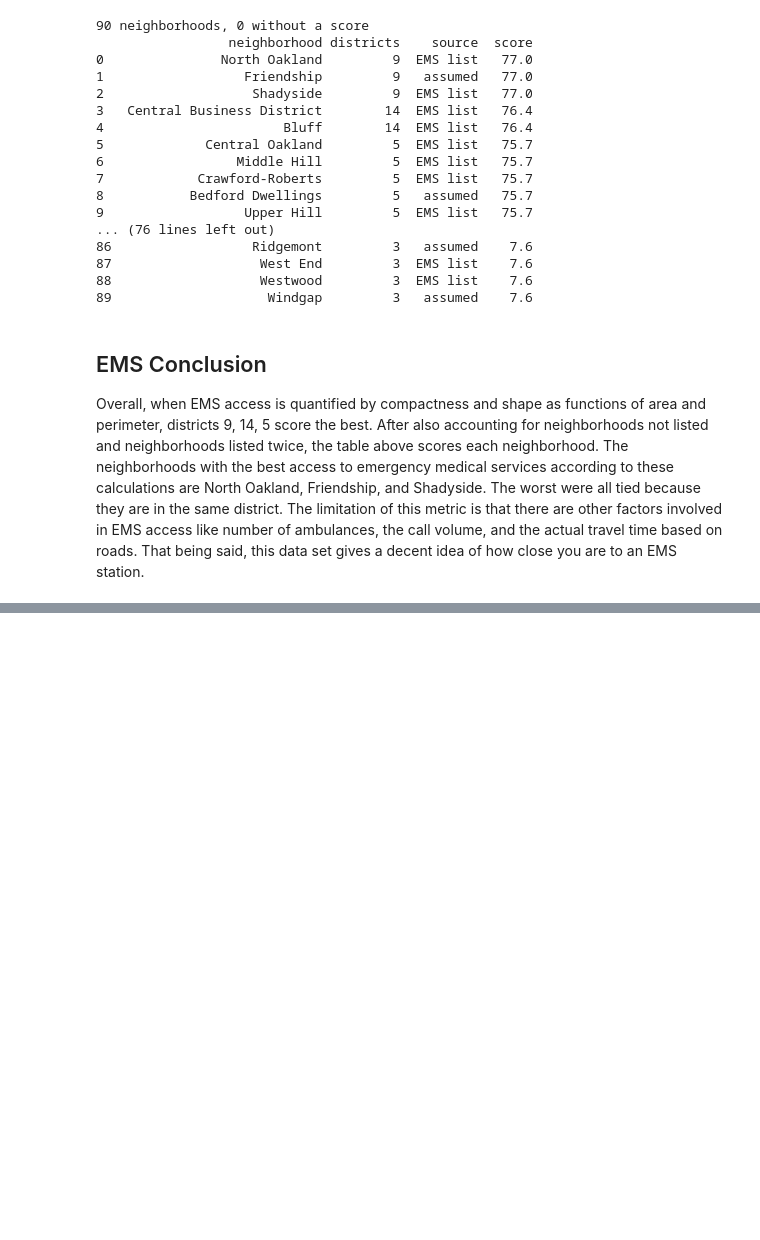
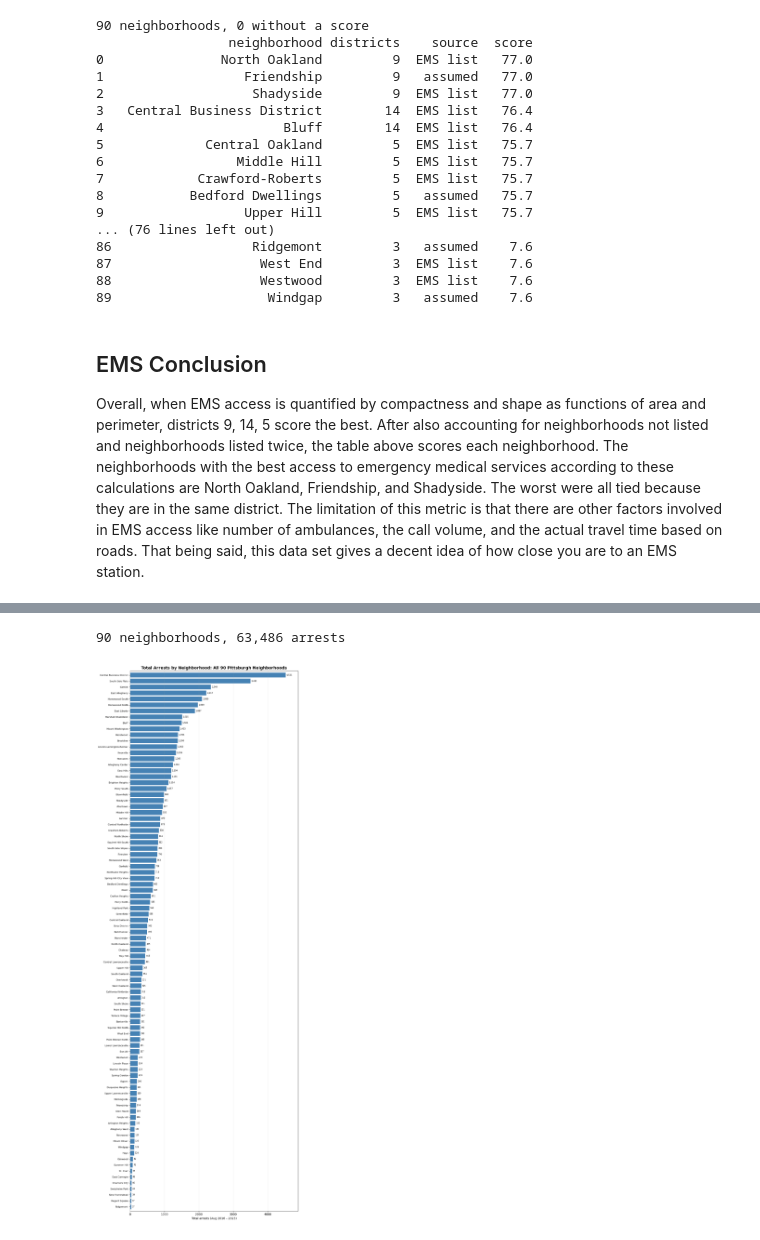
Before and after one commit to nathanPozzuto/Best_PGH_Neighborhood_26, a Jupyter notebook: Combined_Presentation.ipynb, the cells around one changed output, grey strips where cells are left out. Saved outputs shown, nothing was run; the diff lists cells and outputs as text; code cells hidden in the pictures; blank space fills up the shorter version.

```diff
--- a/Combined_Presentation.ipynb
+++ b/Combined_Presentation.ipynb
@@ -222,0 +227,51 @@ Overall, when EMS access is quantified by compactness and shape as functions of
+# %%
+import numpy as np
+import pandas as pd
+import matplotlib.pyplot as plt
+
+CSV_PATH = "Crime_Arrests.csv"
+
+# Load & clean
+df = pd.read_csv(CSV_PATH, encoding="utf-8-sig")
+df["ARRESTTIME"] = pd.to_datetime(df["ARRESTTIME"], errors="coerce")
+df["year"] = df["ARRESTTIME"].dt.year
+df = df.dropna(subset=["INCIDENTNEIGHBORHOOD", "year"])
+df["year"] = df["year"].astype(int)
+df = df[df["year"] >= 2016]
+
+#This is combining areas into distinct neighborhoods so only 90 are represented,
+#not the 98 included in the file.
+merge = {
+    "Central North Side": "Central Northside",
+    "Golden Triangle/Civic Arena": "Central Business District",
+    "Troy Hill-Herrs Island": "Troy Hill",
+    "Mt. Oliver Neighborhood": "Mount Oliver",
+}
+df["neighborhood"] = df["INCIDENTNEIGHBORHOOD"].replace(merge)
+
+#Drop labels that are not Pittsburgh neighborhoods
+drop = ["Outside City", "Outside County", "Outside State", "Mt. Oliver Boro"]
+df = df[~df["neighborhood"].isin(drop)]
+
+totals = df["neighborhood"].value_counts()
+print(f"{len(totals)} neighborhoods, {totals.sum():,} arrests")
+assert len(totals) == 90
+
+#Plot all 90, highest to lowest, top to bottom
+plot_totals = totals.sort_values(ascending=True)
+fig, ax = plt.subplots(figsize=(10, 0.28 * len(plot_totals) + 2))
+ax.barh(plot_totals.index, plot_totals.values, color="steelblue")
+for y, v in enumerate(plot_totals.values):
+    ax.text(v + totals.max() * 0.005, y, f"{v:,}", va="center", fontsize=7)
+ax.set_xlim(0, totals.max() * 1.08)
+ax.set_ylim(-0.7, len(plot_totals) - 0.3)
+ax.tick_params(axis="y", labelsize=8)
+ax.set_xlabel("Total arrests (Aug 2016 – 2023)")
+ax.set_title("Total Arrests by Neighborhood: All 90 Pittsburgh Neighborhoods",
+             fontsize=14, weight="bold")
+ax.grid(axis="x", alpha=0.3)
+plt.tight_layout()
+plt.show()
+# %% [output]
+90 neighborhoods, 63,486 arrests
+[figure, added]
```
Also changed, not shown: parts of 4 cells of this notebook, 1 other file.
